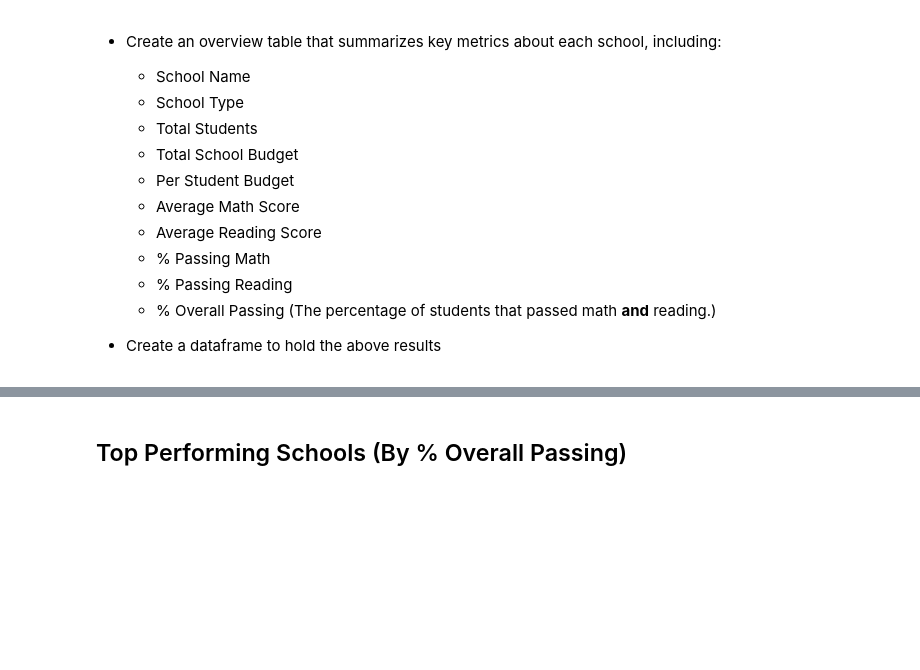
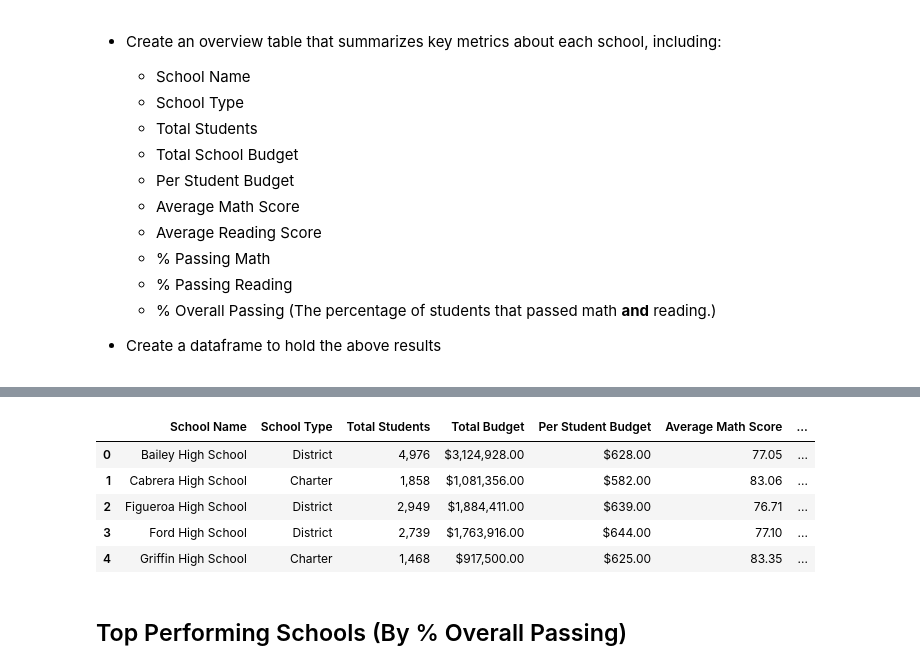
Before and after one commit to beaujeffrey03/pandas-challenge, a Jupyter notebook: PyCitySchools/PyCitySchools.ipynb, the cells around one changed output, grey strips where cells are left out. Drawn from its saved outputs; the diff is of its cells as text; code cells hidden in the pictures; blank space fills up the shorter version.

```diff
--- a/PyCitySchools/PyCitySchools.ipynb
+++ b/PyCitySchools/PyCitySchools.ipynb
@@ -181,0 +156,84 @@ school_summary_df.head()
+# %%
+combined_df['Students Passing Reading (%)'] = combined_df['Reading Score'] >= 70
+combined_df['Students Passing Math (%)'] = combined_df['Math Score'] >= 70
+combined_df['Students Overall Passing (%)'] = combined_df['Students Passing Math (%)'] & combined_df['Students Passing Reading (%)']
+combined_df
+
+combined_school_df = combined_df[['Student ID',
+                                  'Name',
+                                  'Gender',
+                                  'Grade',
+                                  'Reading Score',
+                                  'Math Score',
+                                  'School Name',
+                                  'School ID',
+                                  'School Type',
+                                  'School Size',
+                                  'School Budget',
+                                  'Per Student Budget',
+                                  'Students Passing Math (%)',
+                                  'Students Passing Reading (%)',
+                                  'Students Overall Passing (%)'
+                                 ]]
+# combined_school_df
+
+grouped_schools_df = combined_school_df.groupby(['School Name'])
+# grouped_schools_df.count().head()
+
+school_name = grouped_schools_df['School Name'].unique()
+# school_name
+
+school_types = grouped_schools_df['School Type'].unique()
+school_types = school_types.str[0]
+# Thanks to TA Farshad for explaining how to remove the brackets
+# school_types
+
+student_count = grouped_schools_df['Student ID'].count()
+# student_count
+
+school_budget = grouped_schools_df['School Budget'].unique()
+# school_budget
+
+per_student_budget = grouped_schools_df['Per Student Budget'].unique()
+per_student_budget = per_student_budget.str[0]
+# per_student_budget
+
+avg_stu_math = grouped_schools_df['Math Score'].mean()
+# avg_stu_math
+
+avg_stu_read = grouped_schools_df['Reading Score'].mean()
+# avg_stu_read
+
+math_passing_percent = grouped_schools_df['Students Passing Math (%)'].mean()
+# avg_stu_read
+
+read_passing_percent = grouped_schools_df['Students Passing Reading (%)'].mean()
+# read_passing_percent
+
+overall_passing_percent = grouped_schools_df['Students Overall Passing (%)'].mean()
+# overall_passing_percent
+
+school_summary_df = pd.DataFrame({'School Type' : school_types,
+                                  'Total Students' : student_count,
+                                  'Total Budget' : school_budget,
+                                  'Per Student Budget' : per_student_budget,
+                                  'Average Math Score' : avg_stu_math,
+                                  'Average Reading Score' : avg_stu_read,
+                                  'Students Passing Math (%)' : math_passing_percent,
+                                  'Students Passing Reading (%)' : read_passing_percent,
+                                  'Students Overall Passing (%)' : overall_passing_percent
+                                 })
+
+school_summary_df['Total Students'] = school_summary_df['Total Students'].map("{:,}".format)
+school_summary_df['Total Budget'] = school_summary_df['Total Budget'].astype(float).map(
+    "${:,.2f}".format)
+school_summary_df['Per Student Budget'] = school_summary_df['Per Student Budget'].astype(float).map(
+    "${:,.2f}".format)
+school_summary_df['Average Math Score'] = school_summary_df['Average Math Score'].map("{:.2f}".format)
+school_summary_df['Average Reading Score'] = school_summary_df['Average Reading Score'].map("{:.2f}".format)
+school_summary_df['Students Passing Math (%)'] = school_summary_df['Students Passing Math (%)'].map('{:.2%}'.format)
+school_summary_df['Students Passing Reading (%)'] = school_summary_df['Students Passing Reading (%)'].map('{:.2%}'.format)
+school_summary_df['Students Overall Passing (%)'] = school_summary_df['Students Overall Passing (%)'].map('{:.2%}'.format)
+
+school_summary_df.reset_index().head()
+# %% [output]
@@ -182,3 +255,9 @@ school_summary_df.head()
+|  | School Name | School Type | Total Students | Total Budget | Per Student Budget | Average Math Score | ... |
+| 0 | Bailey High School | District | 4,976 | $3,124,928.00 | $628.00 | 77.05 | ... |
+| 1 | Cabrera High School | Charter | 1,858 | $1,081,356.00 | $582.00 | 83.06 | ... |
+| 2 | Figueroa High School | District | 2,949 | $1,884,411.00 | $639.00 | 76.71 | ... |
+| 3 | Ford High School | District | 2,739 | $1,763,916.00 | $644.00 | 77.10 | ... |
+| 4 | Griffin High School | Charter | 1,468 | $917,500.00 | $625.00 | 83.35 | ... |
 # %% [markdown]
 ## Top Performing Schools (By % Overall Passing)
 # %% [markdown]
```
Also changed, not shown: parts of 6 cells of this notebook.
